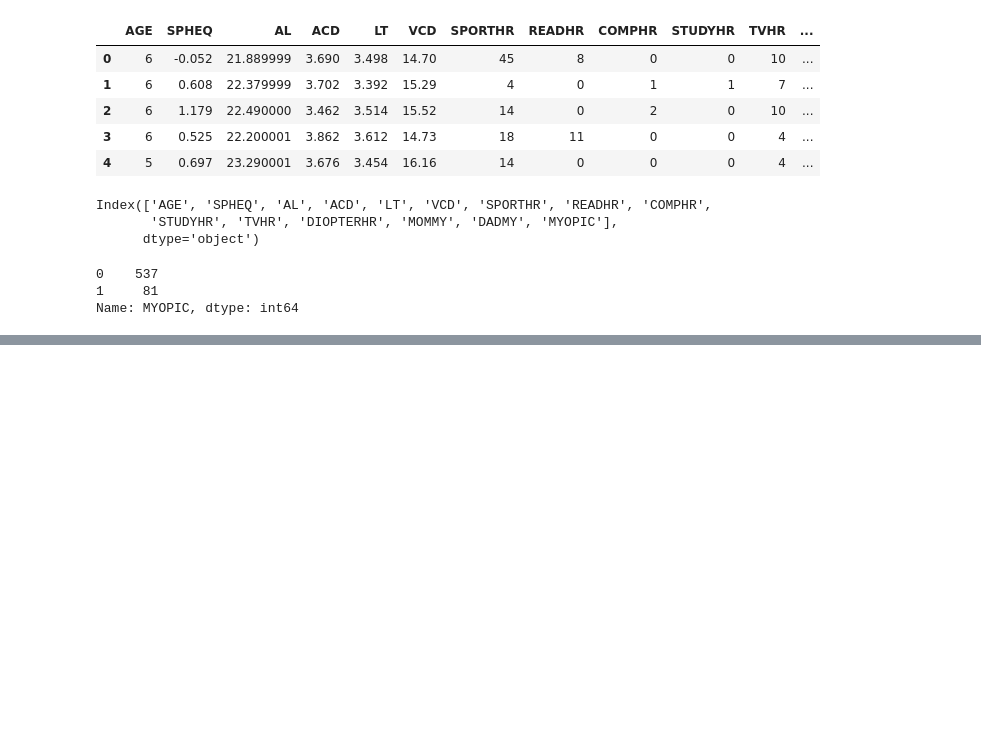
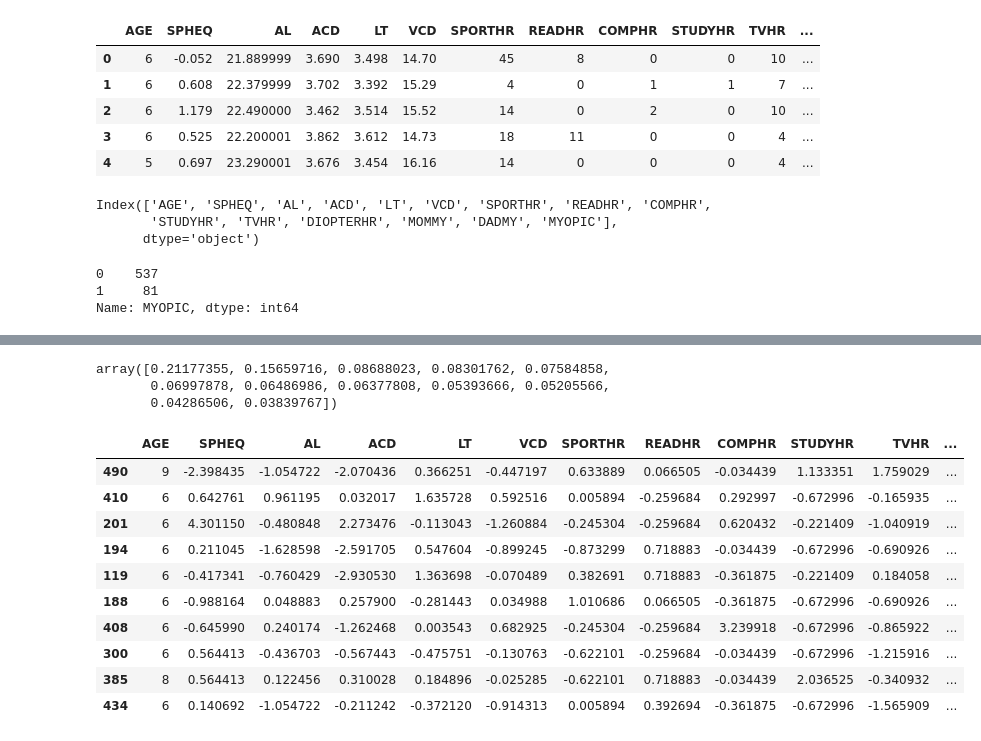
Before and after one commit to jfraz027/Unsupervised-Learning, a Jupyter notebook: clusters.ipynb, the cells around one changed output, grey strips where cells are left out. Drawn from its saved outputs; the diff is of its cells as text; code cells hidden in the pictures; blank space fills up the shorter version.

```diff
--- a/clusters.ipynb
+++ b/clusters.ipynb
@@ -46,0 +120,7 @@ df
+# %%
+# Fetch the explained variance
+pca.explained_variance_ratio_
+# %% [output]
+array([0.21177355, 0.15659716, 0.08688023, 0.08301762, 0.07584858,
+       0.06997878, 0.06486986, 0.06377808, 0.05393666, 0.05205566,
+       0.04286506, 0.03839767])
@@ -46,0 +130,18 @@ df
+# %%
+file_path = 'Resources/myopia_data_cleaned.csv'
+# %%
+mycleaned_df = pd.read_csv(file_path)
+# %%
+mycleaned_df.sample(10)
+# %% [output]
+|  | AGE | SPHEQ | AL | ACD | LT | VCD | SPORTHR | READHR | COMPHR | STUDYHR | TVHR | ... |
+| 490 | 9 | -2.398435 | -1.054722 | -2.070436 | 0.366251 | -0.447197 | 0.633889 | 0.066505 | -0.034439 | 1.133351 | 1.759029 | ... |
+| 410 | 6 | 0.642761 | 0.961195 | 0.032017 | 1.635728 | 0.592516 | 0.005894 | -0.259684 | 0.292997 | -0.672996 | -0.165935 | ... |
+| 201 | 6 | 4.301150 | -0.480848 | 2.273476 | -0.113043 | -1.260884 | -0.245304 | -0.259684 | 0.620432 | -0.221409 | -1.040919 | ... |
+| 194 | 6 | 0.211045 | -1.628598 | -2.591705 | 0.547604 | -0.899245 | -0.873299 | 0.718883 | -0.034439 | -0.672996 | -0.690926 | ... |
+| 119 | 6 | -0.417341 | -0.760429 | -2.930530 | 1.363698 | -0.070489 | 0.382691 | 0.718883 | -0.361875 | -0.221409 | 0.184058 | ... |
+| 188 | 6 | -0.988164 | 0.048883 | 0.257900 | -0.281443 | 0.034988 | 1.010686 | 0.066505 | -0.361875 | -0.672996 | -0.690926 | ... |
+| 408 | 6 | -0.645990 | 0.240174 | -1.262468 | 0.003543 | 0.682925 | -0.245304 | -0.259684 | 3.239918 | -0.672996 | -0.865922 | ... |
+| 300 | 6 | 0.564413 | -0.436703 | -0.567443 | -0.475751 | -0.130763 | -0.622101 | -0.259684 | -0.034439 | -0.672996 | -1.215916 | ... |
+| 385 | 8 | 0.564413 | 0.122456 | 0.310028 | 0.184896 | -0.025285 | -0.622101 | 0.718883 | -0.034439 | 2.036525 | -0.340932 | ... |
+| 434 | 6 | 0.140692 | -1.054722 | -0.211242 | -0.372120 | -0.914313 | 0.005894 | 0.392694 | -0.361875 | -0.672996 | -1.565909 | ... |
```
Also changed, not shown: parts of 13 cells of this notebook, 1 other file.
